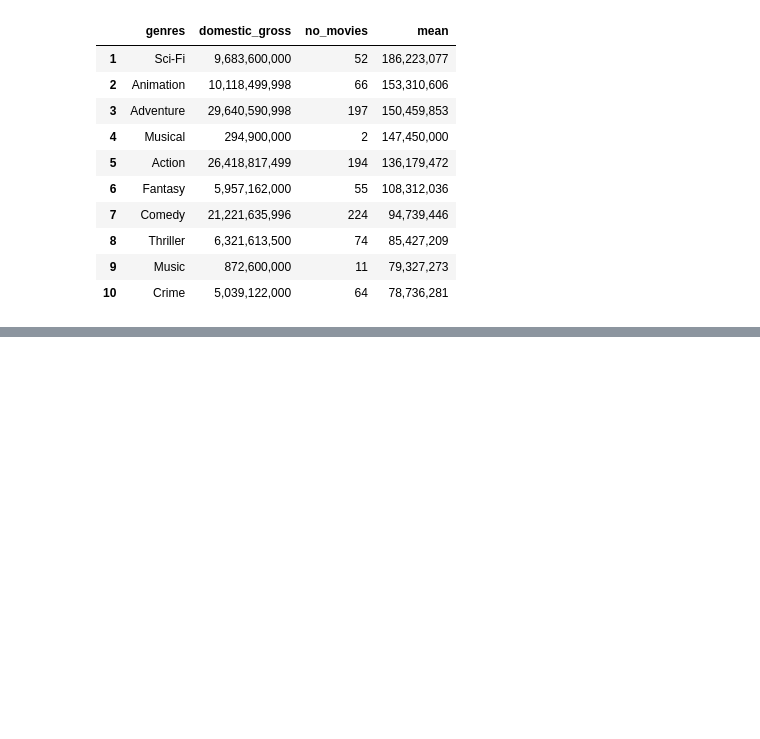
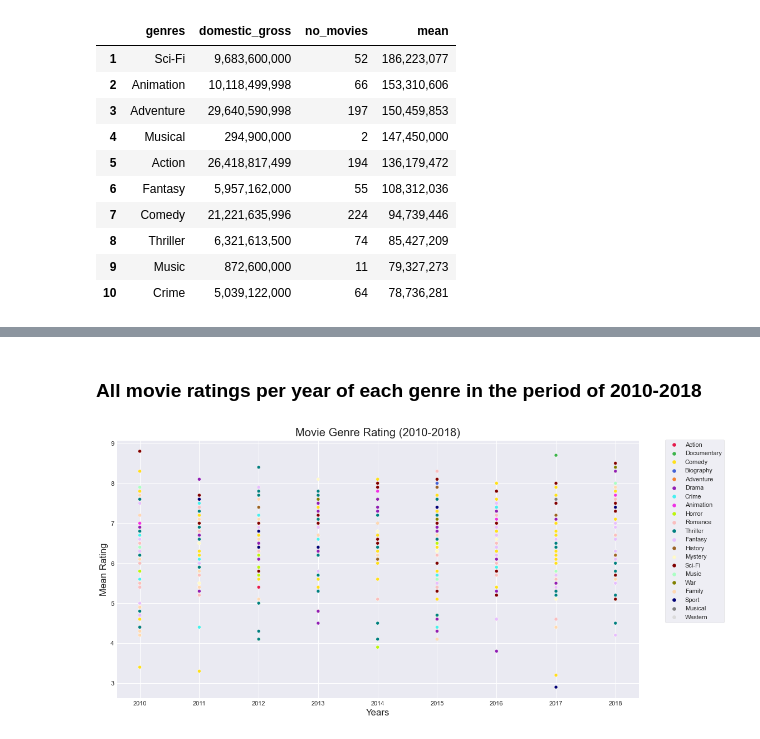
Before and after one commit to ChrisFreyre/dsc-phase-1-project, a Jupyter notebook: student.ipynb, the cells around one changed output, grey strips where cells are left out. Drawn from its saved outputs; the diff is of its cells as text; code cells hidden in the pictures; blank space fills up the shorter version.

```diff
--- a/student.ipynb
+++ b/student.ipynb
@@ -972,0 +1168,4 @@ graph_genre
+# %%
+#CHANGING NAME OF COLUMN FROM GENRE_1 TO GENRES
+dg2.rename(columns = {"genre_2":"genres"}, inplace = True)
+dg2
@@ -972,0 +1189,4 @@ graph_genre
+# %%
+#EXTRACTION OF RATING, YEAR AND GENRE_3
+dg3 = ranking2.loc[:, ["averagerating", "year", "genre_3"]]
+dg3
@@ -972,0 +1207,4 @@ graph_genre
+# %%
+#CHANGING NAME OF COLUMN FROM GENRE_1 TO GENRES
+dg3.rename(columns = {"genre_3":"genres"}, inplace = True)
+dg3
@@ -972,0 +1228,4 @@ graph_genre
+# %%
+#CONCATINATION OF DATAFRAME_1, DATAFRAME_2 AND DATAFRAME_3
+dgf = pd.concat([dg1, dg2, dg3], keys= ['dg1', 'dg2', 'dg3'])
+dgf
@@ -972,0 +1504,30 @@ graph_genre
+# %% [markdown]
+
+### All movie ratings per year of each genre in the period of 2010-2018
+# %%
+import seaborn as sns
+import matplotlib.pyplot as plt
+import pandas as pd
+
+
+
+df = dgf
+
+sns.set_style('darkgrid')
+
+
+#Plotting chart and specifying colour values
+sns.scatterplot(x='year', y='averagerating', hue='genres', data=df,
+                palette=['#e6194b', '#3cb44b', '#ffe119', '#4363d8', '#f58231', '#911eb4', '#46f0f0', '#f032e6', '#bcf60c', '#fabebe', '#008080', '#e6beff', '#9a6324', '#fffac8', '#800000', '#aaffc3', '#808000', '#ffd8b1', '#000075', '#808080', '#dbdbdb']);
+
+#Placing the legend outside of the chart
+plt.legend(bbox_to_anchor=(1.05, 1), loc='upper left', borderaxespad=0)
+
+
+#Labelling the chart
+plt.title('Movie Genre Rating (2010-2018)')
+plt.xlabel('Years')
+plt.ylabel('Mean Rating')
+plt.show()
+# %% [output]
+[figure, added]
```
Also changed, not shown: parts of 48 cells of this notebook, 4 other files.
